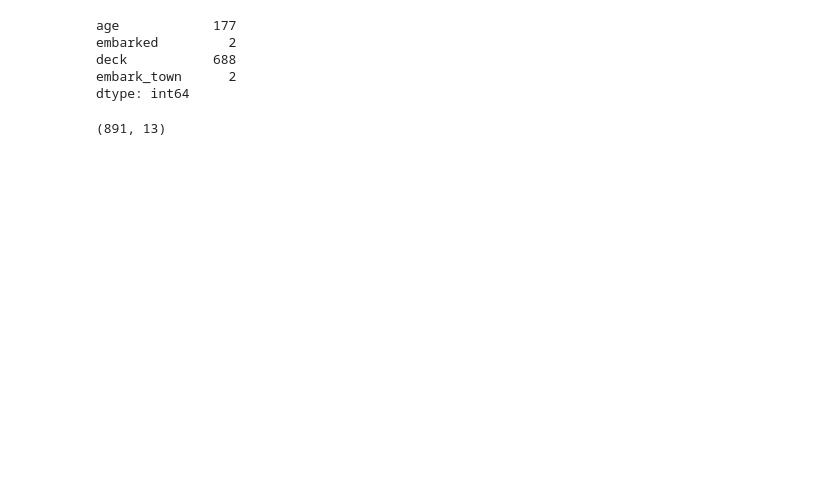
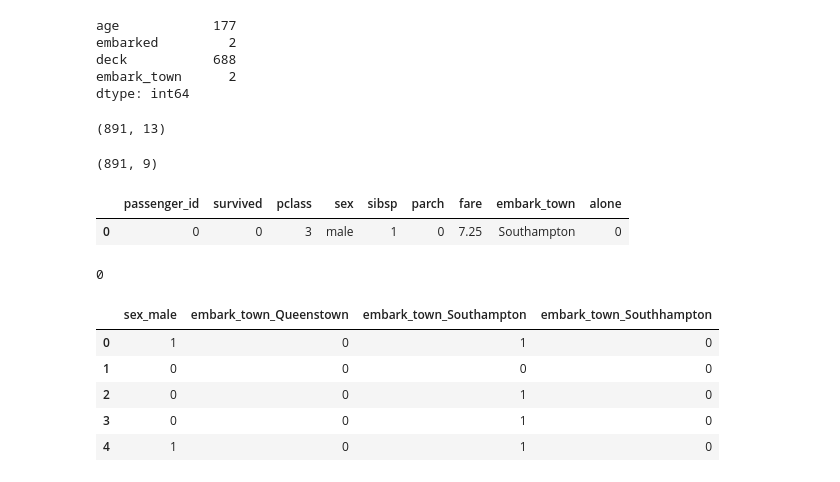
Before and after one commit to Marc-Aradillas/Classification_exercises.ipynb, a Jupyter notebook: Data_Prep_notes.ipynb, the cells around one changed output. Saved outputs shown, nothing was run; the diff lists cells and outputs as text; code cells hidden in the pictures; blank space fills up the shorter version.

Commit message:
Modified/Deleted Files

```diff
--- a/Data_Prep_notes.ipynb
+++ b/Data_Prep_notes.ipynb
@@ -146,3 +145,18 @@ titanic_df = titanic_df.drop_duplicates()
 titanic_df.shape
 # %% [output]
 (891, 13)
+# %%
+# Drop columns with too many missing value for now and reassign; check the shape
+
+cols_to_drop = ['deck', 'embarked', 'class', 'age']
+titanic_df = titanic_df.drop(columns=cols_to_drop)
+titanic_df.shape
+# %% [output]
+(891, 9)
+# %%
+# validate that the colummns are dropped.
+
+titanic_df.head(1)
+# %% [output]
+|  | passenger_id | survived | pclass | sex | sibsp | parch | fare | embark_town | alone |
+| 0 | 0 | 0 | 3 | male | 1 | 0 | 7.25 | Southampton | 0 |
@@ -148,0 +167,18 @@ titanic_df.shape
+# %%
+# validate that missing values in embark_town have been modified
+
+titanic_df.embark_town.isna().sum()
+# %% [output]
+0
+# %%
+# Using drop_first leaves sex_male, embark_town_Queenstown, and embark_town_Southampton.
+
+dummy_df = pd.get_dummies(titanic_df[['sex', 'embark_town']], dummy_na=False, drop_first=[True, True])
+dummy_df.head()
+# %% [output]
+|  | sex_male | embark_town_Queenstown | embark_town_Southampton | embark_town_Southhampton |
+| 0 | 1 | 0 | 1 | 0 |
+| 1 | 0 | 0 | 0 | 0 |
+| 2 | 0 | 0 | 1 | 0 |
+| 3 | 0 | 0 | 1 | 0 |
+| 4 | 1 | 0 | 1 | 0 |
```
Also changed, not shown: parts of 23 cells of this notebook, 9 other files.
